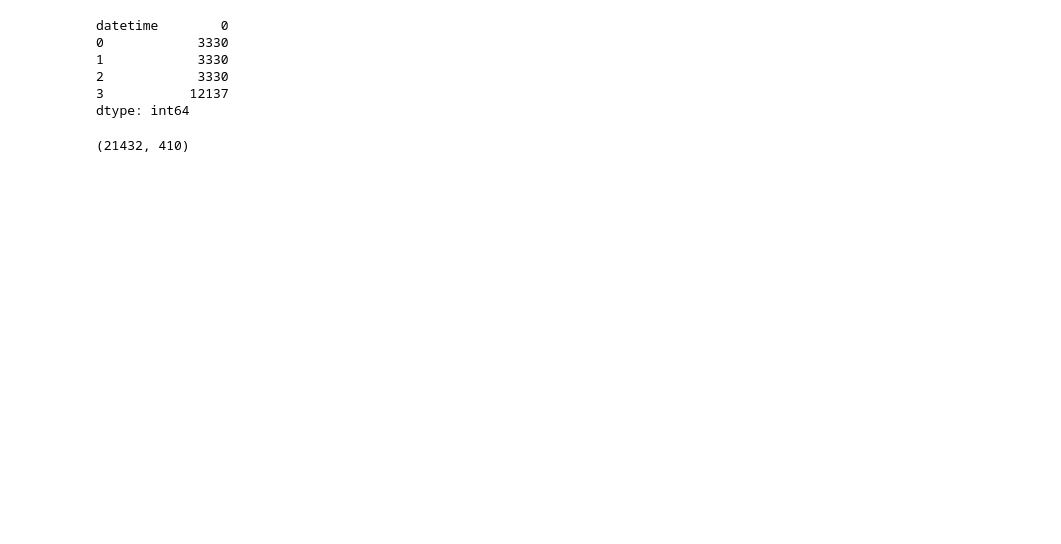
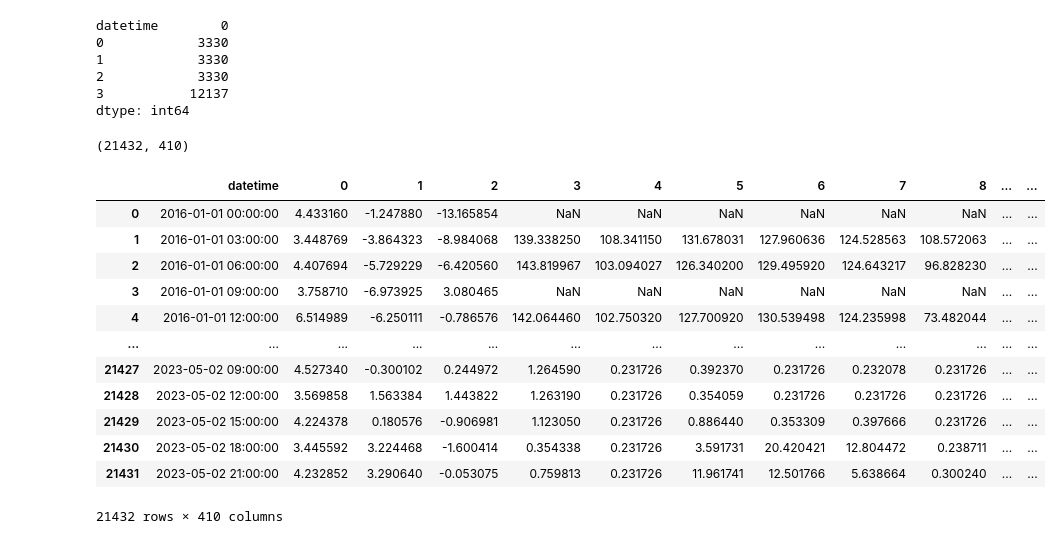
Before and after one commit to sahirnoorali/nasa-dscovr-challenge, a Jupyter notebook: playground.ipynb, the cells around one changed output. Saved outputs shown, nothing was run; the diff lists cells and outputs as text; code cells hidden in the pictures; blank space fills up the shorter version.

```diff
--- a/playground.ipynb
+++ b/playground.ipynb
@@ -143,3 +143,19 @@ dtype: int64
 agg_data.shape
 # %% [output]
 (21432, 410)
+# %%
+agg_data
+# %% [output]
+|  | datetime | 0 | 1 | 2 | 3 | 4 | 5 | 6 | 7 | 8 | ... | ... |
+| 0 | 2016-01-01 00:00:00 | 4.433160 | -1.247880 | -13.165854 | NaN | NaN | NaN | NaN | NaN | NaN | ... | ... |
+| 1 | 2016-01-01 03:00:00 | 3.448769 | -3.864323 | -8.984068 | 139.338250 | 108.341150 | 131.678031 | 127.960636 | 124.528563 | 108.572063 | ... | ... |
+| 2 | 2016-01-01 06:00:00 | 4.407694 | -5.729229 | -6.420560 | 143.819967 | 103.094027 | 126.340200 | 129.495920 | 124.643217 | 96.828230 | ... | ... |
+| 3 | 2016-01-01 09:00:00 | 3.758710 | -6.973925 | 3.080465 | NaN | NaN | NaN | NaN | NaN | NaN | ... | ... |
+| 4 | 2016-01-01 12:00:00 | 6.514989 | -6.250111 | -0.786576 | 142.064460 | 102.750320 | 127.700920 | 130.539498 | 124.235998 | 73.482044 | ... | ... |
+| ... | ... | ... | ... | ... | ... | ... | ... | ... | ... | ... | ... | ... |
+| 21427 | 2023-05-02 09:00:00 | 4.527340 | -0.300102 | 0.244972 | 1.264590 | 0.231726 | 0.392370 | 0.231726 | 0.232078 | 0.231726 | ... | ... |
+| 21428 | 2023-05-02 12:00:00 | 3.569858 | 1.563384 | 1.443822 | 1.263190 | 0.231726 | 0.354059 | 0.231726 | 0.231726 | 0.231726 | ... | ... |
+| 21429 | 2023-05-02 15:00:00 | 4.224378 | 0.180576 | -0.906981 | 1.123050 | 0.231726 | 0.886440 | 0.353309 | 0.397666 | 0.231726 | ... | ... |
+| 21430 | 2023-05-02 18:00:00 | 3.445592 | 3.224468 | -1.600414 | 0.354338 | 0.231726 | 3.591731 | 20.420421 | 12.804472 | 0.238711 | ... | ... |
+| 21431 | 2023-05-02 21:00:00 | 4.232852 | 3.290640 | -0.053075 | 0.759813 | 0.231726 | 11.961741 | 12.501766 | 5.638664 | 0.300240 | ... | ... |
+21432 rows × 410 columns
```
Also changed, not shown: parts of 15 cells of this notebook, 1 other file.
